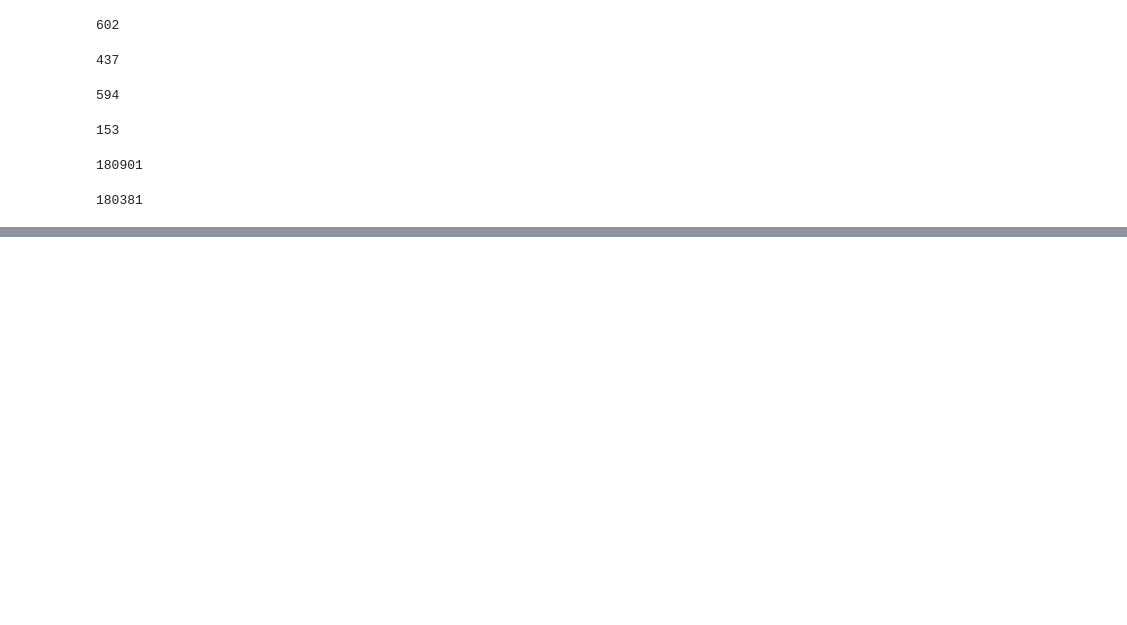
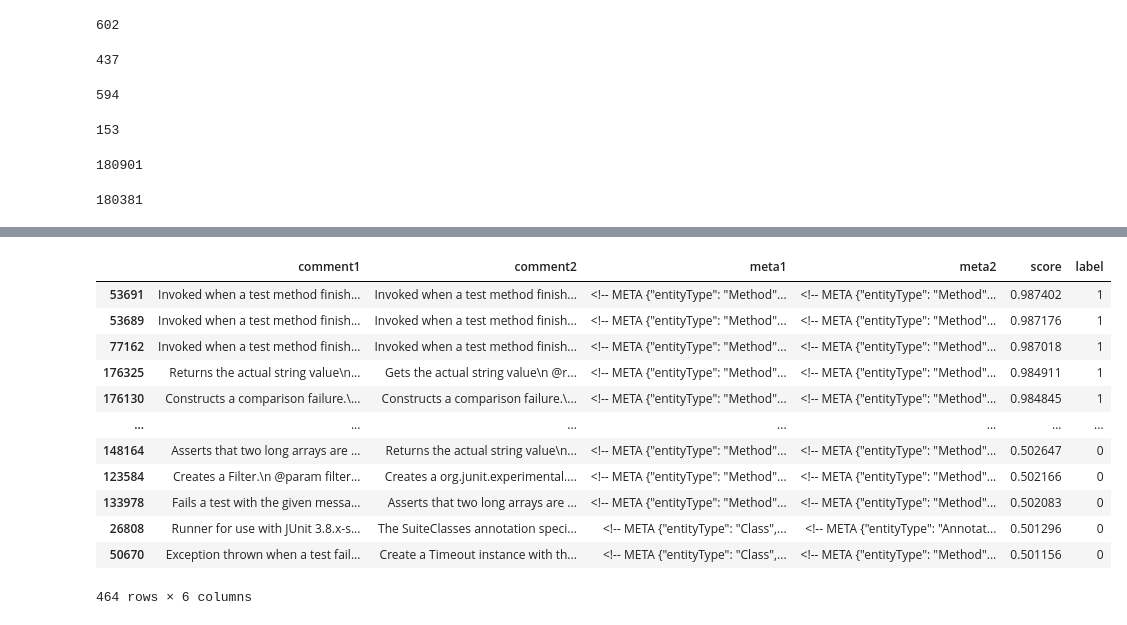
Before and after one commit to ekiuled/pairwise-similarities, a Jupyter notebook: unlabeled_stuff.ipynb, the cells around one changed output, grey strips where cells are left out. Cells and saved outputs as stored; diff of their text form; code cells hidden in the pictures; blank space fills up the shorter version.

```diff
--- a/unlabeled_stuff.ipynb
+++ b/unlabeled_stuff.ipynb
@@ -253,0 +311,21 @@ len(df.drop_duplicates().index)
+# %%
+import pandas as pd
+
+df = pd.read_csv('data/up/labeled/' + 'D2VK' + '.csv', index_col=0, na_filter=False)
+pd.set_option('display.max_colwidth', 100)
+df
+# df[df.label == 0].loc[:, ['meta1', 'meta2']]
+# %% [output]
+|  | comment1 | comment2 | meta1 | meta2 | score | label |
+| 53691 | Invoked when a test method finish... | Invoked when a test method finish... | <!-- META {"entityType": "Method"... | <!-- META {"entityType": "Method"... | 0.987402 | 1 |
+| 53689 | Invoked when a test method finish... | Invoked when a test method finish... | <!-- META {"entityType": "Method"... | <!-- META {"entityType": "Method"... | 0.987176 | 1 |
+| 77162 | Invoked when a test method finish... | Invoked when a test method finish... | <!-- META {"entityType": "Method"... | <!-- META {"entityType": "Method"... | 0.987018 | 1 |
+| 176325 | Returns the actual string value\n... | Gets the actual string value\n @r... | <!-- META {"entityType": "Method"... | <!-- META {"entityType": "Method"... | 0.984911 | 1 |
+| 176130 | Constructs a comparison failure.\... | Constructs a comparison failure.\... | <!-- META {"entityType": "Method"... | <!-- META {"entityType": "Method"... | 0.984845 | 1 |
+| ... | ... | ... | ... | ... | ... | ... |
+| 148164 | Asserts that two long arrays are ... | Returns the actual string value\n... | <!-- META {"entityType": "Method"... | <!-- META {"entityType": "Method"... | 0.502647 | 0 |
+| 123584 | Creates a Filter.\n @param filter... | Creates a org.junit.experimental.... | <!-- META {"entityType": "Method"... | <!-- META {"entityType": "Method"... | 0.502166 | 0 |
+| 133978 | Fails a test with the given messa... | Asserts that two long arrays are ... | <!-- META {"entityType": "Method"... | <!-- META {"entityType": "Method"... | 0.502083 | 0 |
+| 26808 | Runner for use with JUnit 3.8.x-s... | The SuiteClasses annotation speci... | <!-- META {"entityType": "Class",... | <!-- META {"entityType": "Annotat... | 0.501296 | 0 |
+| 50670 | Exception thrown when a test fail... | Create a Timeout instance with th... | <!-- META {"entityType": "Class",... | <!-- META {"entityType": "Method"... | 0.501156 | 0 |
+464 rows × 6 columns
```
Also changed, not shown: parts of 6 cells of this notebook, 2 other files.
